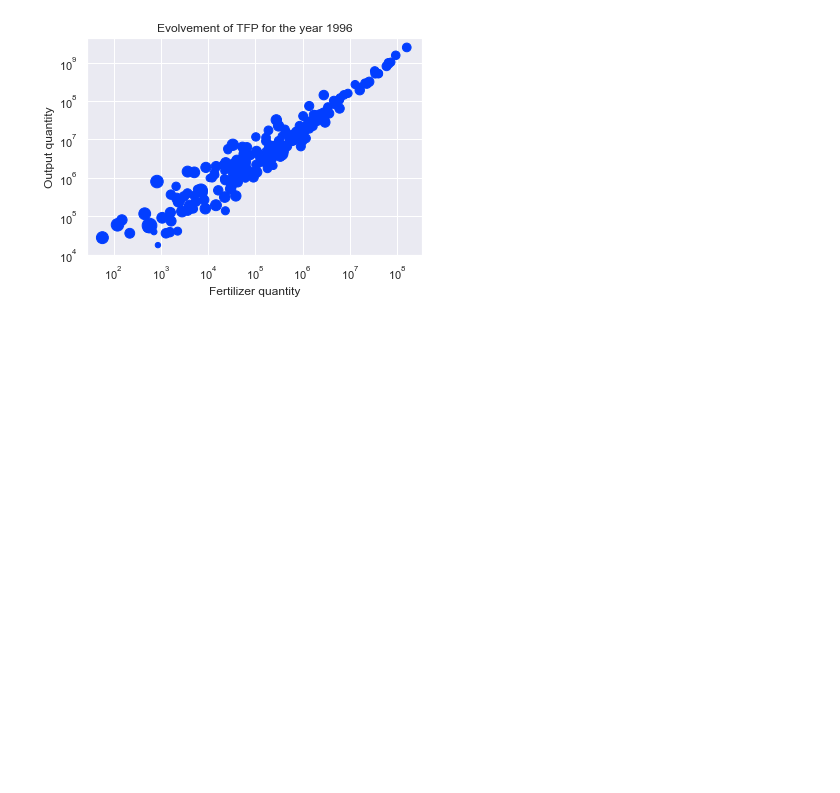
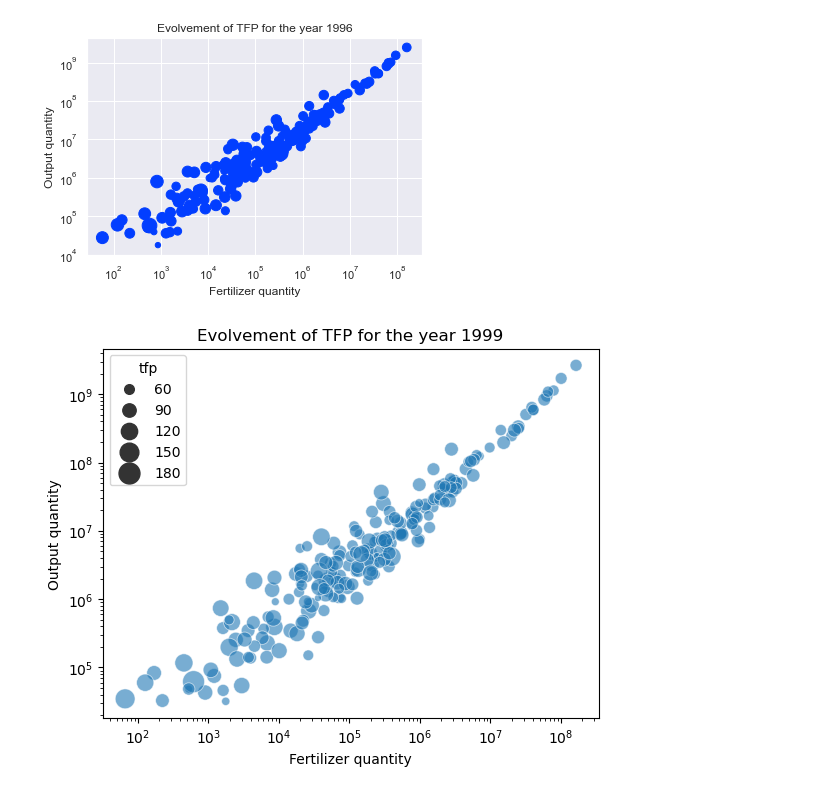
Before and after one commit to monica-navas-m/Advanced-Programming-for-Data-Science, a Jupyter notebook: testing/testing.ipynb, the cells around one changed output. Drawn from its saved outputs; the diff is of its cells as text; code cells hidden in the pictures; blank space fills up the shorter version.

Commit message:
final visual changes

```diff
--- a/testing/testing.ipynb
+++ b/testing/testing.ipynb
@@ -65,0 +326,6 @@ test.gapminder(1996)
+# %%
+final = Agros()
+# %%
+final.gapminder(1999)
+# %% [output]
+[figure, added]
```
Also changed, not shown: parts of 3 cells of this notebook, 3 other files.
